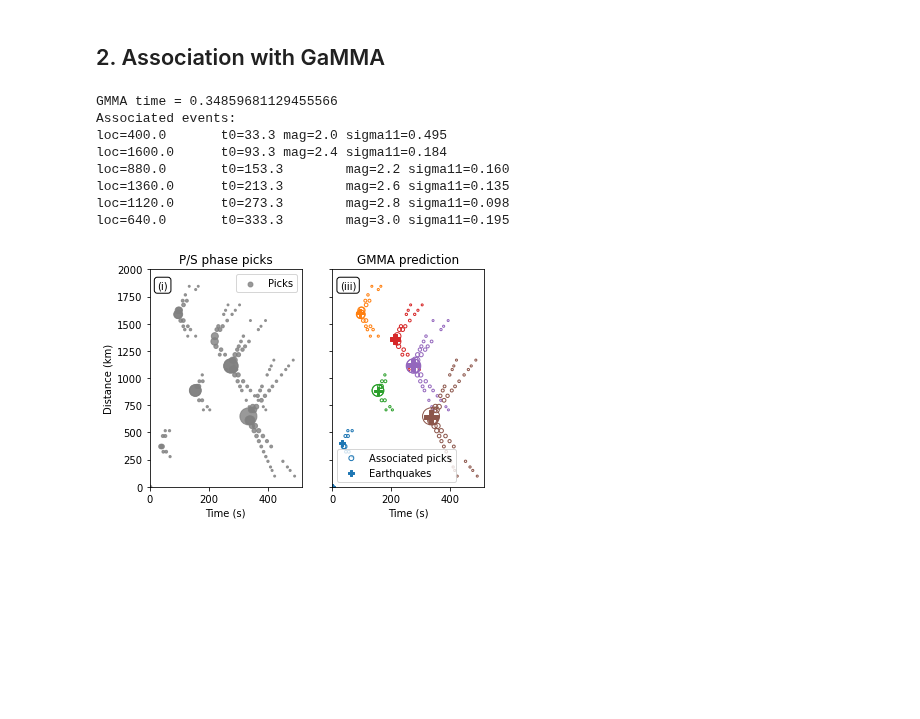
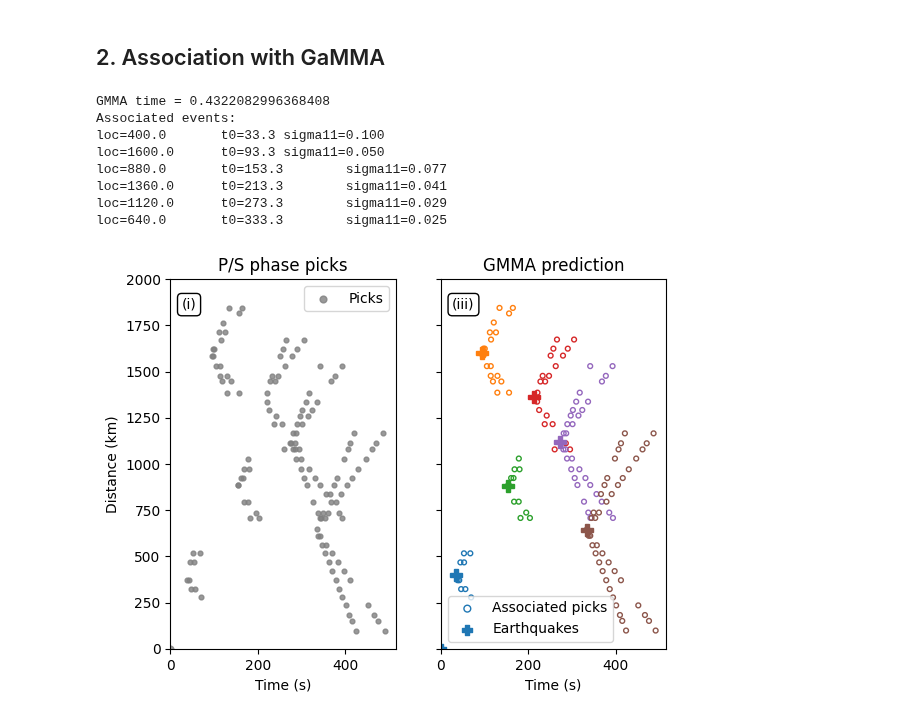
Before and after one commit to AI4EPS/GaMMA, a Jupyter notebook: docs/example_synthetic.ipynb, the cells around one changed output. Drawn from its saved outputs; the diff is of its cells as text; code cells hidden in the pictures; blank space fills up the shorter version.

```diff
--- a/docs/example_synthetic.ipynb
+++ b/docs/example_synthetic.ipynb
@@ -170,13 +170,14 @@ dummy_prob = 1/((2*np.pi)**(data.shape[-1]/2) * 2)
 t_start = time.time()
 
 num_event_loc_init = 3
-num_event_init = min(int(len(data)/min(num_station, 20) * 6), len(data))
+num_event_init = min(int(len(data)/min(num_station, 20) * 3), len(data))
+
 
 centers_init = np.vstack([np.vstack([np.ones(num_event_init//num_event_loc_init) * x, np.linspace(data[:,0].min(), data[:,0].max(), num_event_init//num_event_loc_init)]).T
                           for x in np.linspace(np.min(station_loc), np.max(station_loc), num_event_loc_init+2)[1:-1]])
+if use_amplitude:
+    centers_init = np.hstack([centers_init, 1.0 * np.ones((len(centers_init), 1))])
 
-
-mean_precision_prior = 0.1/phase_time_range
 if not use_amplitude:
     covariance_prior = np.array([[1]])
     data = data[:,0:1]
@@ -187,7 +188,6 @@ gmm = BayesianGaussianMixture(n_components=num_event_init,
                                       station_locs=phase_loc,
                                       phase_type=phase_type,
                                       weight_concentration_prior = 1/num_event_init,
-                                      mean_precision_prior = mean_precision_prior,
                                       covariance_prior = covariance_prior,
                                       init_params="centers",
                                       centers_init=centers_init.copy(),
@@ -243,38 +243,38 @@ plt.title("P/S phase picks")
 
 plt.subplot(122)
 colors = defaultdict(int)
 idx = np.argsort(gmm.centers_[:, 1])
 dum = 0
 print("Associated events:")
 for i in idx:
     if i in filtered_idx:
         if not use_amplitude:
             plt.scatter(data[(pred==i), 0], phase_loc[(pred==i), 0], color=f"C{dum}", s=12, marker='o', facecolors='none')
             plt.plot(gmm.centers_[i, 1], gmm.centers_[i, 0], "P", c=f"C{dum}", markersize=8)
             print(f"loc={gmm.centers_[i, 0]:.1f}\tt0={gmm.centers_[i, 1]:.1f}\tsigma11={std_eq[i,0,0]:.3f}")
         else:
             plt.scatter(data[(pred==i), 0], phase_loc[(pred==i), 0], color=f"C{dum}", s=4**(data[(pred==i), 1])*1e3, marker='o', facecolors='none')
             plt.scatter(gmm.centers_[i, 1], gmm.centers_[i, 0], color=f"C{dum}", s=4**gmm.centers_[i, 2]*3, marker="P")
             print(f"loc={gmm.centers_[i, 0]:.1f}\tt0={gmm.centers_[i, 1]:.1f}\tmag={gmm.centers_[i, 2]:.1f}\tsigma11={std_eq[i,0,0]:.3f}")
         dum += 1
 plt.scatter(-1, -1, s=24, color="C0",  marker="o", facecolors='none', label="Associated picks")
 plt.scatter(-1, -1, s=48, color="C0", marker="P", label="Earthquakes")
 plt.xlim(xlim_)
 plt.ylim(ylim_)
 plt.xlabel("Time (s)")
 plt.gca().yaxis.set_ticklabels([])
 plt.legend()
 plt.text(text_loc[0], text_loc[1], '(iii)', horizontalalignment='left', verticalalignment='top',
          transform=plt.gca().transAxes, fontsize="medium", fontweight="normal", bbox=box)
 plt.title("GMMA prediction")
 plt.show()
 # %% [output]
-GMMA time = 0.34859681129455566
+GMMA time = 0.4322082996368408
 Associated events:
-loc=400.0       t0=33.3 mag=2.0 sigma11=0.495
-loc=1600.0      t0=93.3 mag=2.4 sigma11=0.184
-loc=880.0       t0=153.3        mag=2.2 sigma11=0.160
-loc=1360.0      t0=213.3        mag=2.6 sigma11=0.135
-loc=1120.0      t0=273.3        mag=2.8 sigma11=0.098
-loc=640.0       t0=333.3        mag=3.0 sigma11=0.195
+loc=400.0       t0=33.3 sigma11=0.100
+loc=1600.0      t0=93.3 sigma11=0.050
+loc=880.0       t0=153.3        sigma11=0.077
+loc=1360.0      t0=213.3        sigma11=0.041
+loc=1120.0      t0=273.3        sigma11=0.029
+loc=640.0       t0=333.3        sigma11=0.025
-[figure, old version]
+[figure, new version]
```
Also changed, not shown: parts of 1 cell of this notebook.
